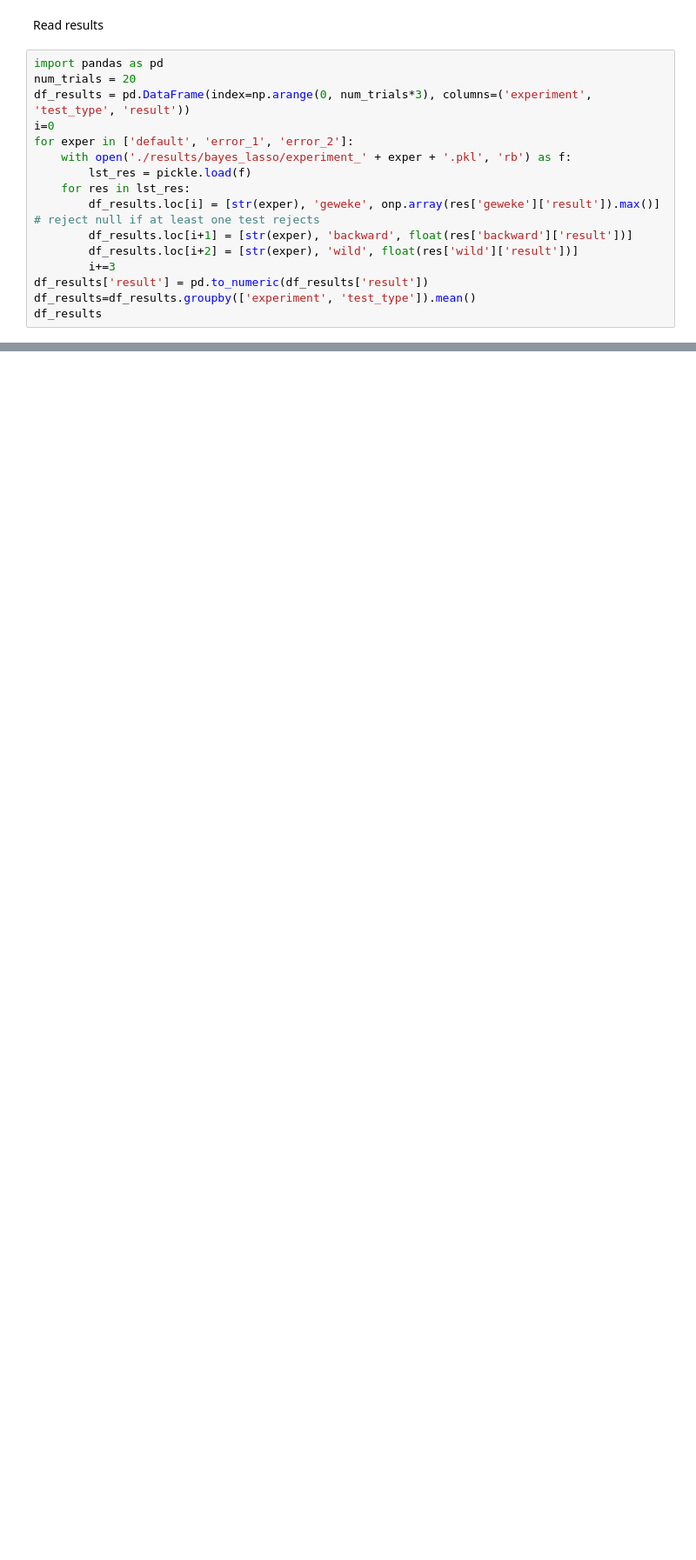
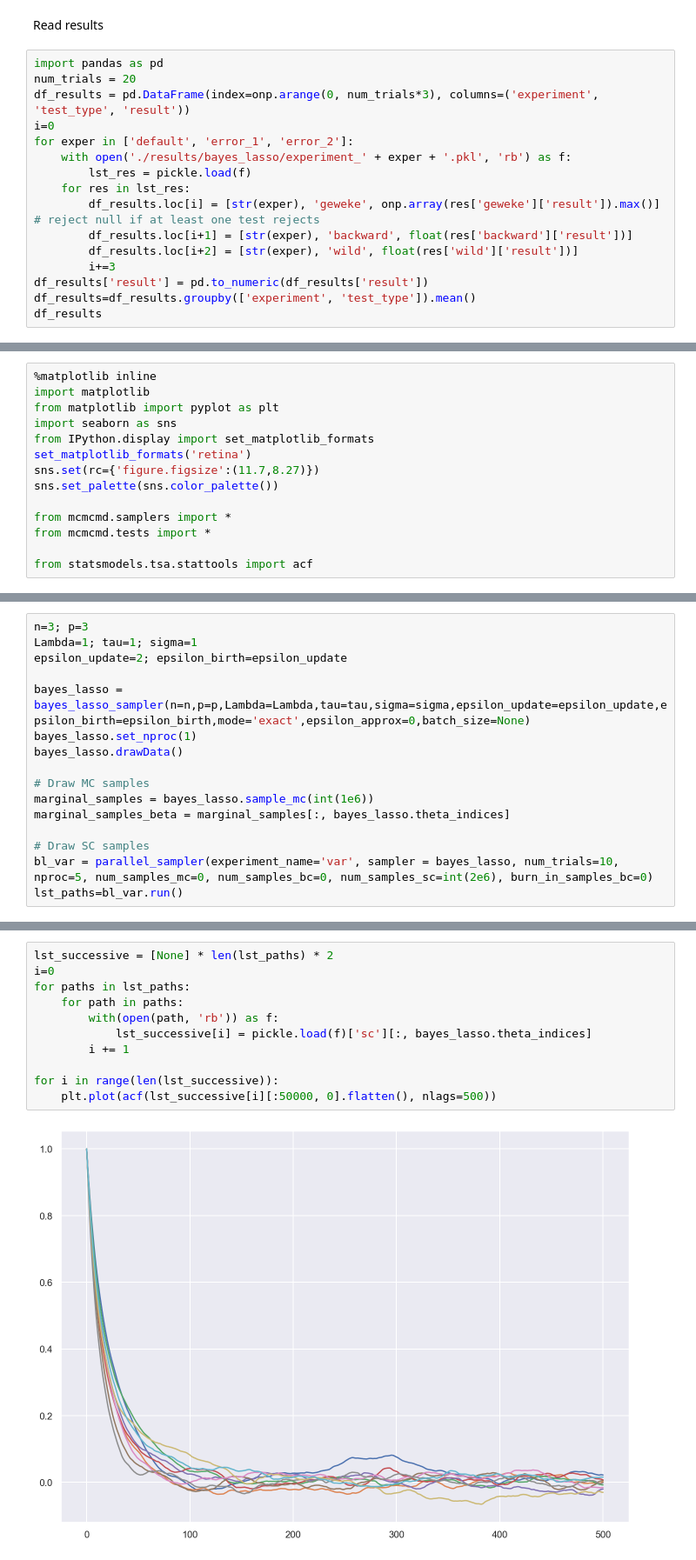
Before and after one commit to awjiang/mcmc-joint-tests, a Jupyter notebook: BayesianLassoDemo.ipynb, the cells around one changed output, grey strips where cells are left out. Shown at 87% size. Saved outputs shown, nothing was run; the diff lists cells and outputs as text; blank space fills up the shorter version.

```diff
--- a/BayesianLassoDemo.ipynb
+++ b/BayesianLassoDemo.ipynb
@@ -697,7 +365,7 @@ Read results
 # %%
 import pandas as pd
 num_trials = 20
-df_results = pd.DataFrame(index=np.arange(0, num_trials*3), columns=('experiment', 'test_type', 'result'))
+df_results = pd.DataFrame(index=onp.arange(0, num_trials*3), columns=('experiment', 'test_type', 'result'))
 i=0
 for exper in ['default', 'error_1', 'error_2']:
     with open('./results/bayes_lasso/experiment_' + exper + '.pkl', 'rb') as f:
@@ -724,0 +397,14 @@ df_results
+# %%
+%matplotlib inline
+import matplotlib
+from matplotlib import pyplot as plt
+import seaborn as sns
+from IPython.display import set_matplotlib_formats
+set_matplotlib_formats('retina')
+sns.set(rc={'figure.figsize':(11.7,8.27)})
+sns.set_palette(sns.color_palette())
+
+from mcmcmd.samplers import *
+from mcmcmd.tests import *
+
+from statsmodels.tsa.stattools import acf
@@ -724,0 +413,16 @@ df_results
+# %%
+n=3; p=3
+Lambda=1; tau=1; sigma=1
+epsilon_update=2; epsilon_birth=epsilon_update
+
+bayes_lasso = bayes_lasso_sampler(n=n,p=p,Lambda=Lambda,tau=tau,sigma=sigma,epsilon_update=epsilon_update,epsilon_birth=epsilon_birth,mode='exact',epsilon_approx=0,batch_size=None)
+bayes_lasso.set_nproc(1)
+bayes_lasso.drawData()
+
+# Draw MC samples
+marginal_samples = bayes_lasso.sample_mc(int(1e6))
+marginal_samples_beta = marginal_samples[:, bayes_lasso.theta_indices]
+
+# Draw SC samples
+bl_var = parallel_sampler(experiment_name='var', sampler = bayes_lasso, num_trials=10, nproc=5, num_samples_mc=0, num_samples_bc=0, num_samples_sc=int(2e6), burn_in_samples_bc=0)
+lst_paths=bl_var.run()
@@ -724,0 +431,13 @@ df_results
+# %%
+lst_successive = [None] * len(lst_paths) * 2
+i=0
+for paths in lst_paths:
+    for path in paths:
+        with(open(path, 'rb')) as f:
+            lst_successive[i] = pickle.load(f)['sc'][:, bayes_lasso.theta_indices]
+        i += 1
+
+for i in range(len(lst_successive)):
+    plt.plot(acf(lst_successive[i][:50000, 0].flatten(), nlags=500))
+# %% [output]
+[figure, added]
```
Also changed, not shown: parts of 36 cells of this notebook, 4 other files.
